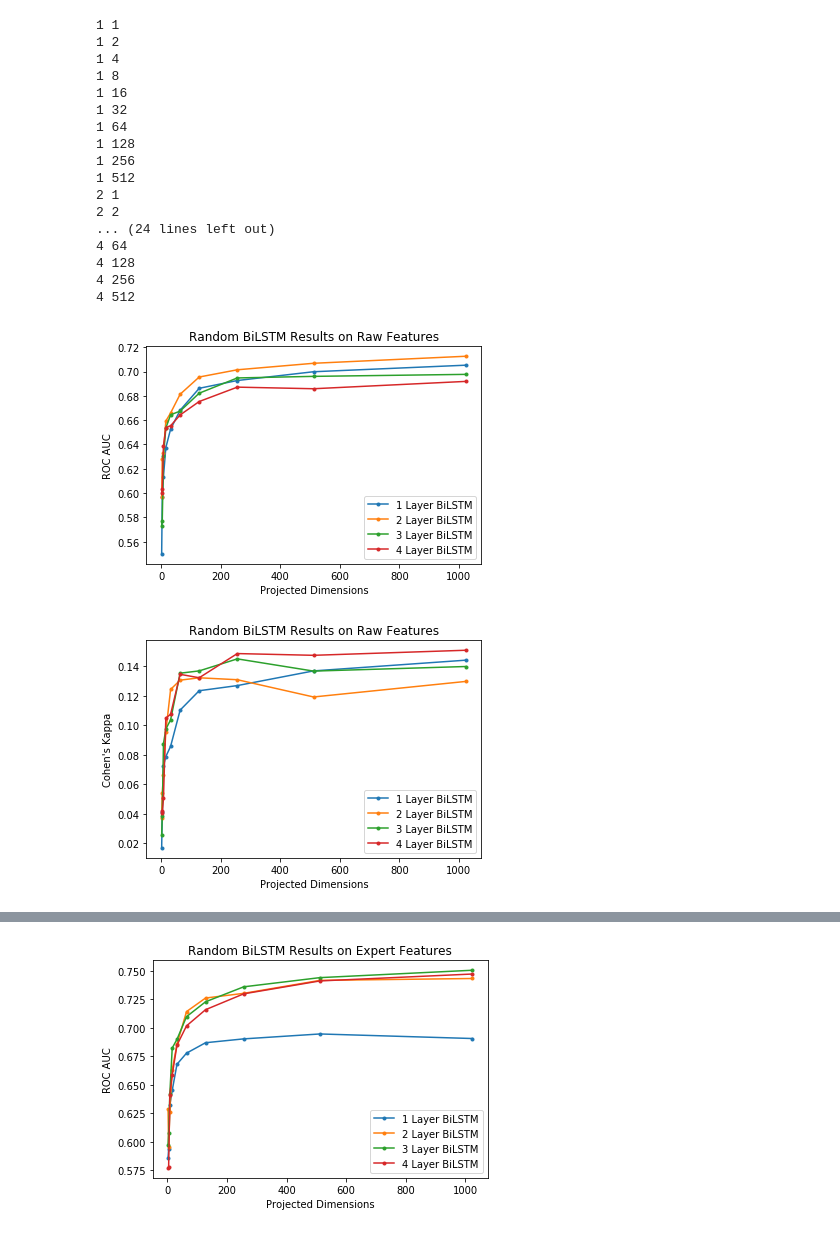
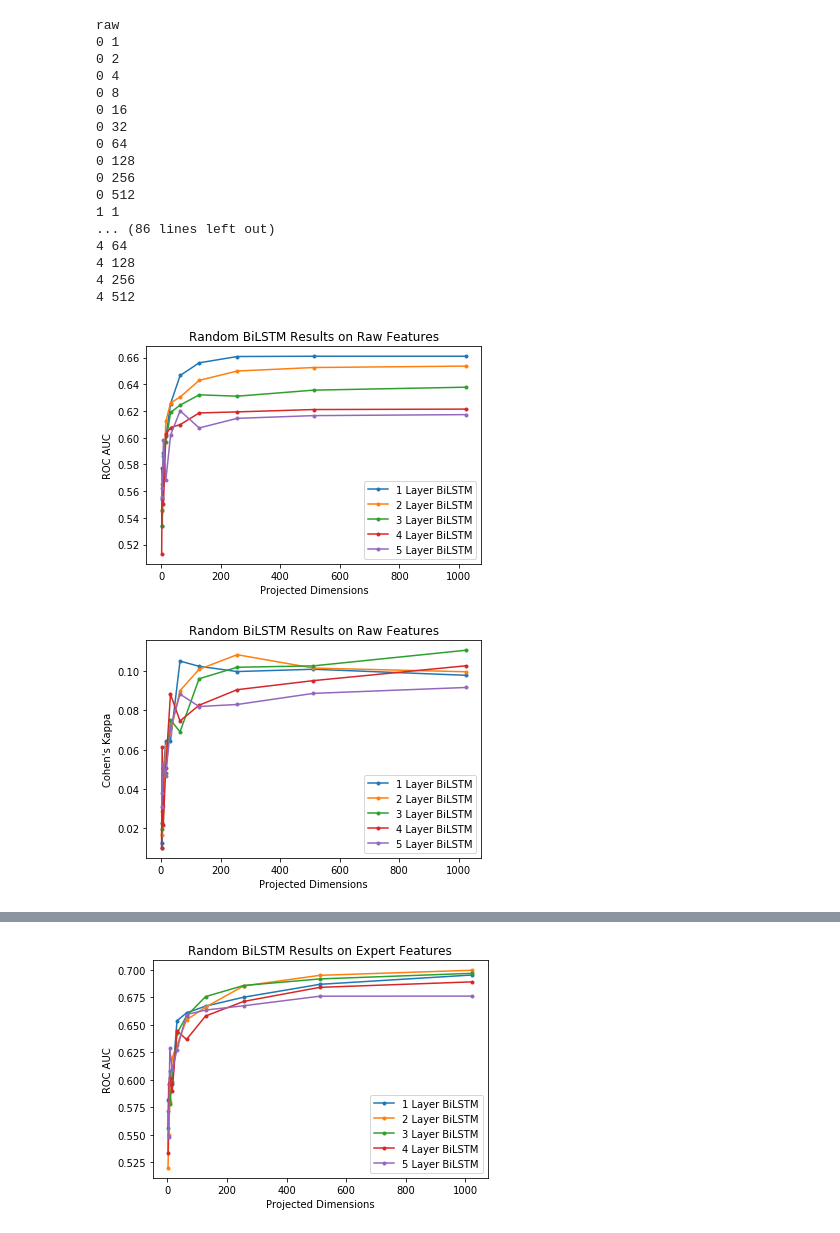
Before and after one commit to LePotatoChef/deep-random-affect-detection, a Jupyter notebook: ethan/clean/random_models.ipynb, the cells around one changed output, grey strips where cells are left out. Cells and saved outputs as stored; diff of their text form; code cells hidden in the pictures.

```diff
--- a/ethan/clean/random_models.ipynb
+++ b/ethan/clean/random_models.ipynb
@@ -63,8 +51,10 @@ FOLDS = 5
 MAX_POWER = 9
 
 for source in ['raw', 'expert']:
+    print(source)
     input_data = pk.load(open(f'data/bagged_{source}_input.pkl', 'rb'))
     target_data = pk.load(open(f'data/bagged_{source}_target.pkl', 'rb'))
+    groups = np.array(pk.load(open(f'data/bagged_{source}_sid.pkl', 'rb')))
     pooling = []
     dimention = []
     auc = []
@@ -84,7 +74,7 @@ for source in ['raw', 'expert']:
                     log_input.append(embedded_input)
                 log_input = np.stack(log_input)
                 # Get the average auc and kappa for all affects and folds
-                mean_auc, mean_kappa = lrcv(FOLDS, log_input, np.argmax(target_data, axis=1).astype(int))
+                mean_auc, mean_kappa = lrcv(FOLDS, log_input, np.argmax(target_data, axis=1).astype(int), groups)
                 aucs.append(mean_auc)
                 kappas.append(mean_kappa)
             pooling.append(pooling_name)
@@ -98,7 +88,7 @@ for source in ['raw', 'expert']:
     plt.ylabel('ROC AUC')
     plt.title('Bag of Random Embeddings Results on ' + ('Raw' if source == 'raw' else 'Expert') + ' Features')
     plt.legend()
-    plt.show()
+    plt.savefig(f'gs/borep_{source}_auc.png', dpi=300)
     plt.figure()
     plt.plot(dimention[:MAX_POWER+1], kappa[:MAX_POWER+1], marker='.', label='Max Pooling')
     plt.plot(dimention[MAX_POWER+1:], kappa[MAX_POWER+1:], marker='.', label='Mean Pooling')
@@ -106,7 +96,7 @@ for source in ['raw', 'expert']:
     plt.ylabel('Cohen\'s Kappa')
     plt.title('Bag of Random Embeddings Results on ' + ('Raw' if source == 'raw' else 'Expert') + ' Features')
     plt.legend()
-    plt.show()
+    plt.savefig(f'gs/borep_{source}_kappa.png', dpi=300)
 # %% [output]
 Max Pooling 1
 Max Pooling 2
@@ -266,20 +207,20 @@ for source in ['raw', 'expert']:
 TRIALS = 5
 FOLDS = 5
 MAX_POWER = 9
-LAYERS = 4
+LAYERS = 5
 
 for source in ['raw', 'expert']:
-    input_data = pk.load(open(f'data/padded_{source}_input.pkl', 'rb'))
+    print(source)
+    input_data = pk.load(open(f'data/bagpad_{source}_input.pkl', 'rb'))
     input_data = np.stack(input_data)
-    target_data = pk.load(open(f'data/padded_{source}_target.pkl', 'rb'))
+    target_data = pk.load(open(f'data/bagpad_{source}_target.pkl', 'rb'))
     target_data = np.stack(target_data)
-    weight_data = pk.load(open(f'data/padded_{source}_weight.pkl', 'rb'))
-    weight_data = np.equal(np.stack(weight_data), 1)
+    groups = np.array(pk.load(open(f'data/bagged_{source}_sid.pkl', 'rb')))
     layers = []
     dimention = []
     auc = []
     kappa = []
-    for lay in range(1, LAYERS+1):
+    for lay in range(LAYERS):
         for dim in np.power(2, np.arange(MAX_POWER+1)):
             print(lay, dim)
             aucs = []
@@ -288,60 +229,55 @@ for source in ['raw', 'expert']:
                 # Make the BiLSTM
                 keras.backend.clear_session()
                 rand_bilstm = Sequential()
-                rand_bilstm.add(Bidirectional(LSTM(dim, activation='tanh', return_sequences=True), input_shape=(input_data[0].shape)))
-                for l in range(lay-1):
+                rand_bilstm.add(InputLayer(input_shape=(input_data[0].shape)))
+                for l in range(lay):
                     rand_bilstm.add(Bidirectional(LSTM(dim, activation='tanh', return_sequences=True)))
+                rand_bilstm.add(Bidirectional(LSTM(dim, activation='sigmoid', return_sequences=False)))
                 rand_bilstm.compile(optimizer='adam', loss='categorical_crossentropy')
                 # Project each input into higher dimensions
-                rand_pred = rand_bilstm.predict(input_data)
-                log_input = []
-                log_target = []
-                for rp, t, w in zip(rand_pred, target_data, weight_data):
-                    log_input.append(rp[w, :])
-                    log_target.append(t[w, :])
-                log_input = np.concatenate(log_input)
-                log_target = np.concatenate(log_target)
+                log_input = rand_bilstm.predict(input_data)
+                log_target = target_data[:,-1,:]
                 # Get the average auc and kappa for all affects and folds
-                mean_auc, mean_kappa = lrcv(FOLDS, log_input, np.argmax(log_target, axis=1).astype(int))
+                mean_auc, mean_kappa = lrcv(FOLDS, log_input, np.argmax(log_target, axis=1).astype(int), groups)
                 aucs.append(mean_auc)
                 kappas.append(mean_kappa)
             layers.append(lay)
             dimention.append(log_input.shape[1])
             auc.append(np.mean(aucs))
             kappa.append(np.mean(kappas))
     plt.figure()
     for i in range(LAYERS):
         plt.plot(dimention[i*(MAX_POWER+1):i*(MAX_POWER+1)+MAX_POWER+1], auc[i*(MAX_POWER+1):i*(MAX_POWER+1)+MAX_POWER+1], marker='.', label=f'{i+1} Layer BiLSTM')
     plt.xlabel('Projected Dimensions')
     plt.ylabel('ROC AUC')
     plt.title('Random BiLSTM Results on ' + ('Raw' if source == 'raw' else 'Expert') + ' Features')
     plt.legend()
-    plt.show()
+    plt.savefig(f'gs/bilstm_{source}_auc.png', dpi=300)
     plt.figure()
     for i in range(LAYERS):
         plt.plot(dimention[i*(MAX_POWER+1):i*(MAX_POWER+1)+MAX_POWER+1], kappa[i*(MAX_POWER+1):i*(MAX_POWER+1)+MAX_POWER+1], marker='.', label=f'{i+1} Layer BiLSTM')
     plt.xlabel('Projected Dimensions')
     plt.ylabel('Cohen\'s Kappa')
     plt.title('Random BiLSTM Results on ' + ('Raw' if source == 'raw' else 'Expert') + ' Features')
     plt.legend()
-    plt.show()
+    plt.savefig(f'gs/bilstm_{source}_kappa.png', dpi=300)
 # %% [output]
+raw
+0 1
+0 2
+0 4
+0 8
+0 16
+0 32
+0 64
+0 128
+0 256
+0 512
 1 1
-1 2
-1 4
-1 8
-1 16
-1 32
-1 64
-1 128
-1 256
-1 512
-2 1
-2 2
-... (24 lines left out)
+... (86 lines left out)
 4 64
 4 128
 4 256
 4 512
-[figure, old version]
+[figure, new version]
-[figure, old version]
+[figure, new version]
@@ -365 +284 @@ for source in ['raw', 'expert']:
-[figure, old version]
+[figure, new version]
```
Also changed, not shown: parts of 7 cells of this notebook, 36 other files.
